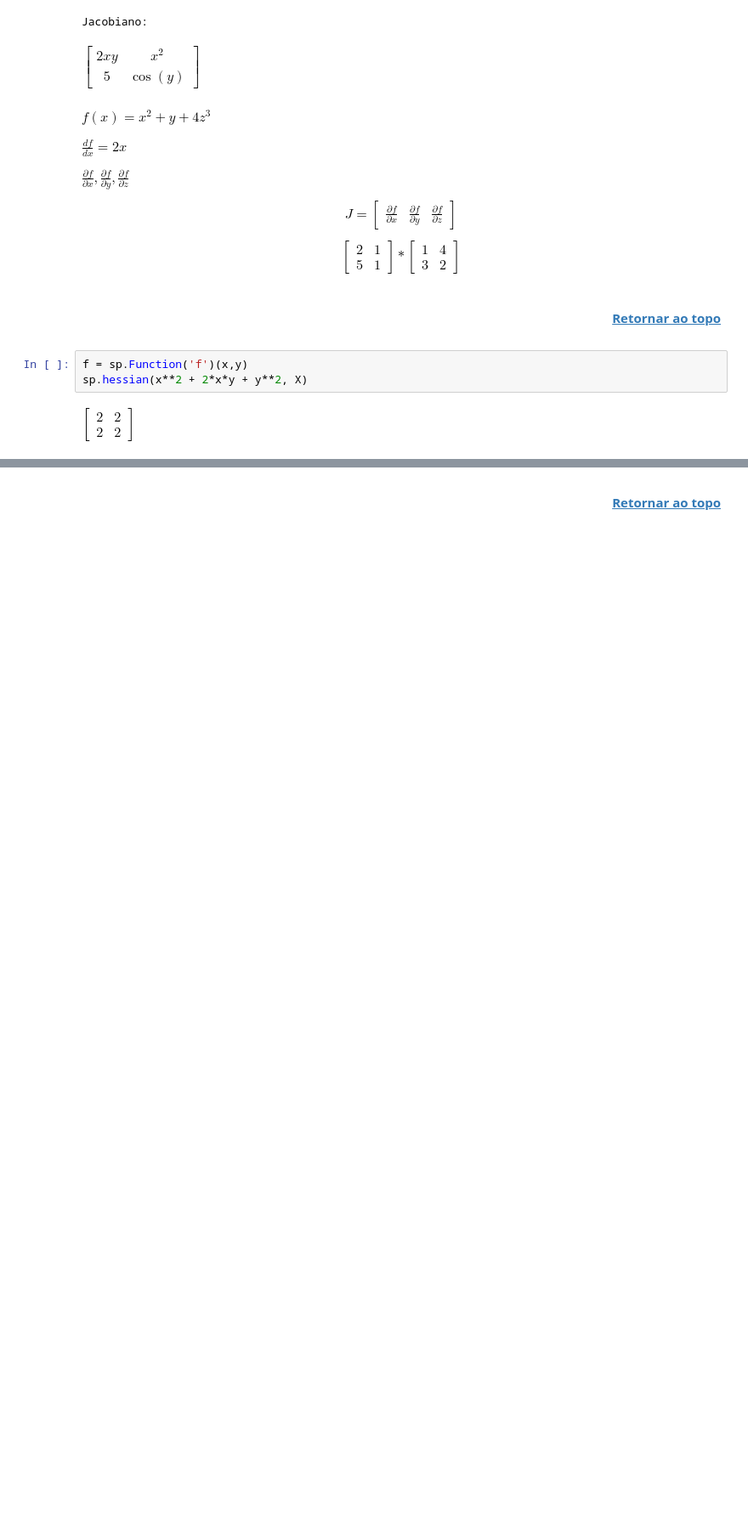
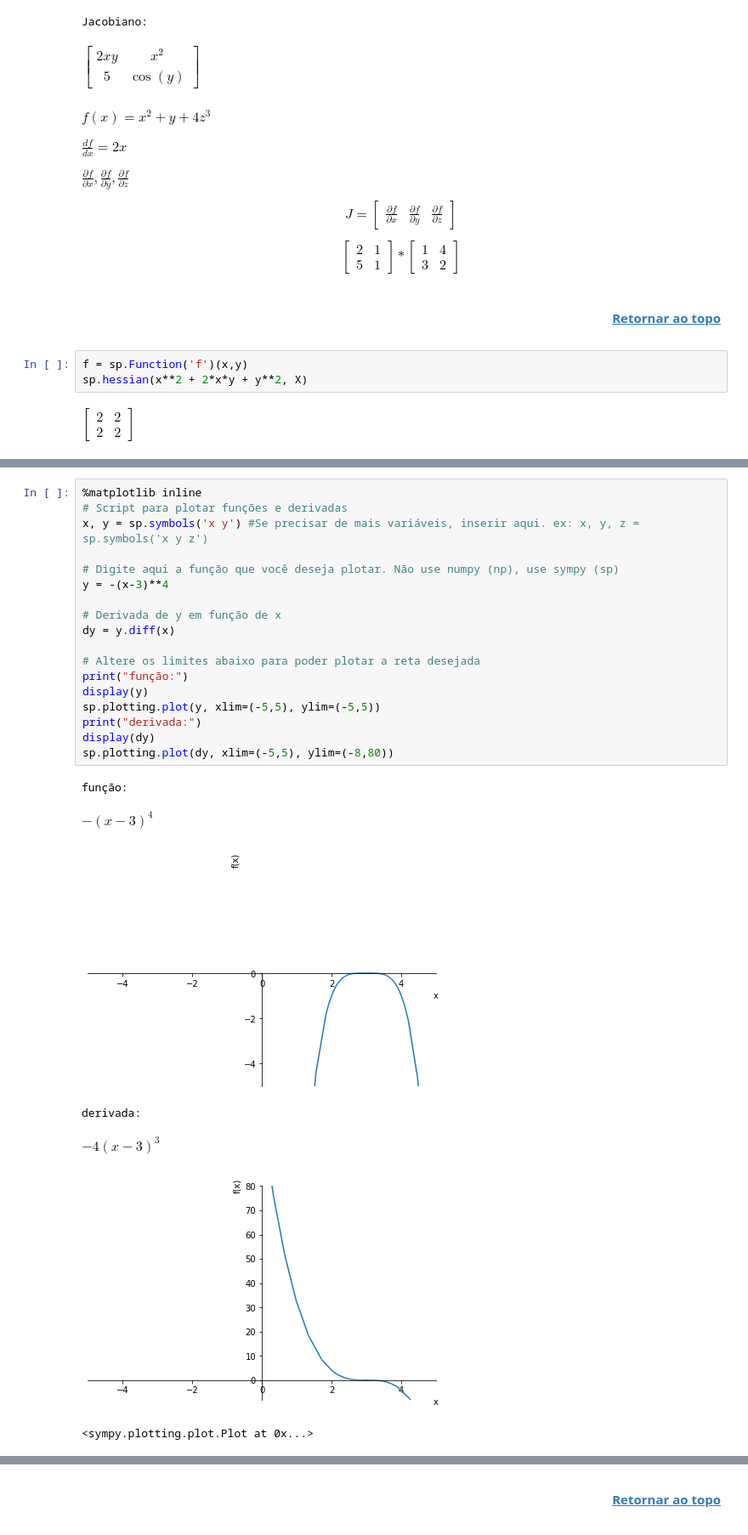
Before and after one commit to fccarvalho2/Deep-Learning, a Jupyter notebook: Resumo_1.ipynb, the cells around one changed output, grey strips where cells are left out. Shown: that part at 85% size. Saved outputs shown, nothing was run; the diff lists cells and outputs as text; blank space fills up the shorter version.

```diff
--- a/Resumo_1.ipynb
+++ b/Resumo_1.ipynb
@@ -339,4 +339,30 @@ O método de Newton-Raphson é derivado da série de Taylor truncada na primeira
 A fórmula do método é dada por:
 
 $$x_1 = x_0 - \frac{f(x_0)}{f'(x_0)}$$
+# %%
+%matplotlib inline
+# Script para plotar funções e derivadas
+x, y = sp.symbols('x y') #Se precisar de mais variáveis, inserir aqui. ex: x, y, z = sp.symbols('x y z')
+
+# Digite aqui a função que você deseja plotar. Não use numpy (np), use sympy (sp)
+y = -(x-3)**4
+
+# Derivada de y em função de x
+dy = y.diff(x)
+
+# Altere os limites abaixo para poder plotar a reta desejada
+print("função:")
+display(y)
+sp.plotting.plot(y, xlim=(-5,5), ylim=(-5,5))
+print("derivada:")
+display(dy)
+sp.plotting.plot(dy, xlim=(-5,5), ylim=(-8,80))
+# %% [output]
+função:
+$\displaystyle - \left(x - 3\right)^{4}$
+[figure, added]
+derivada:
+$\displaystyle - 4 \left(x - 3\right)^{3}$
+[figure, added]
+<sympy.plotting.plot.Plot at 0x...>
 # %%
```
Also changed, not shown: parts of 12 cells of this notebook, 1 other file.
